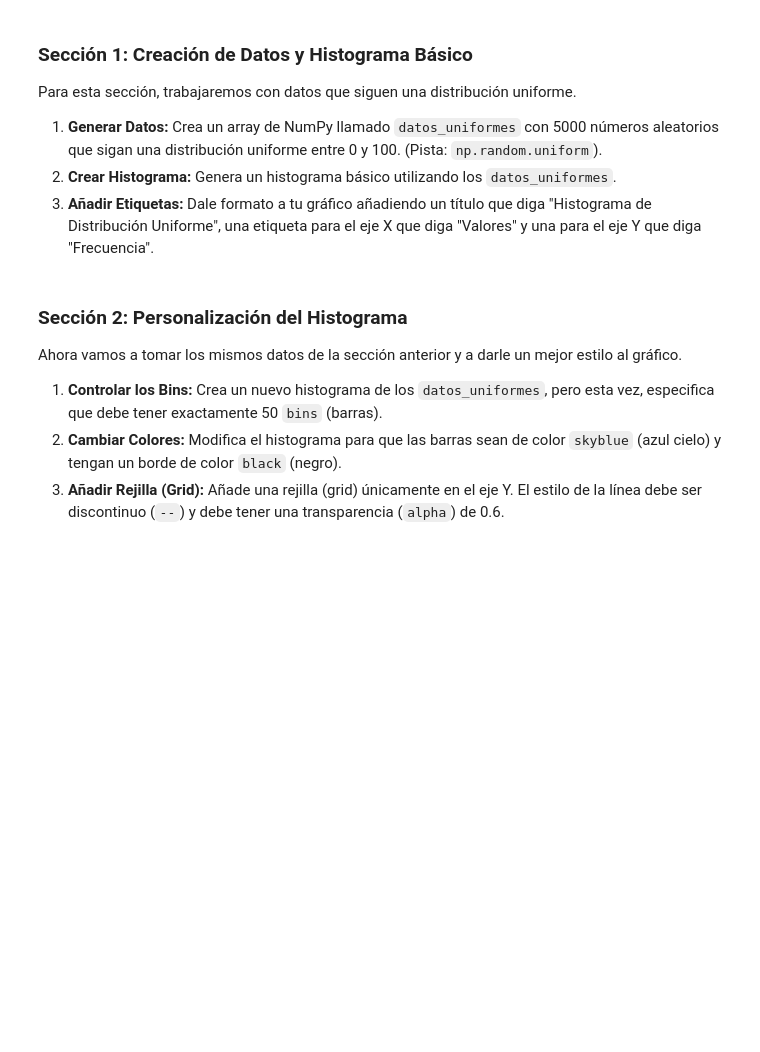
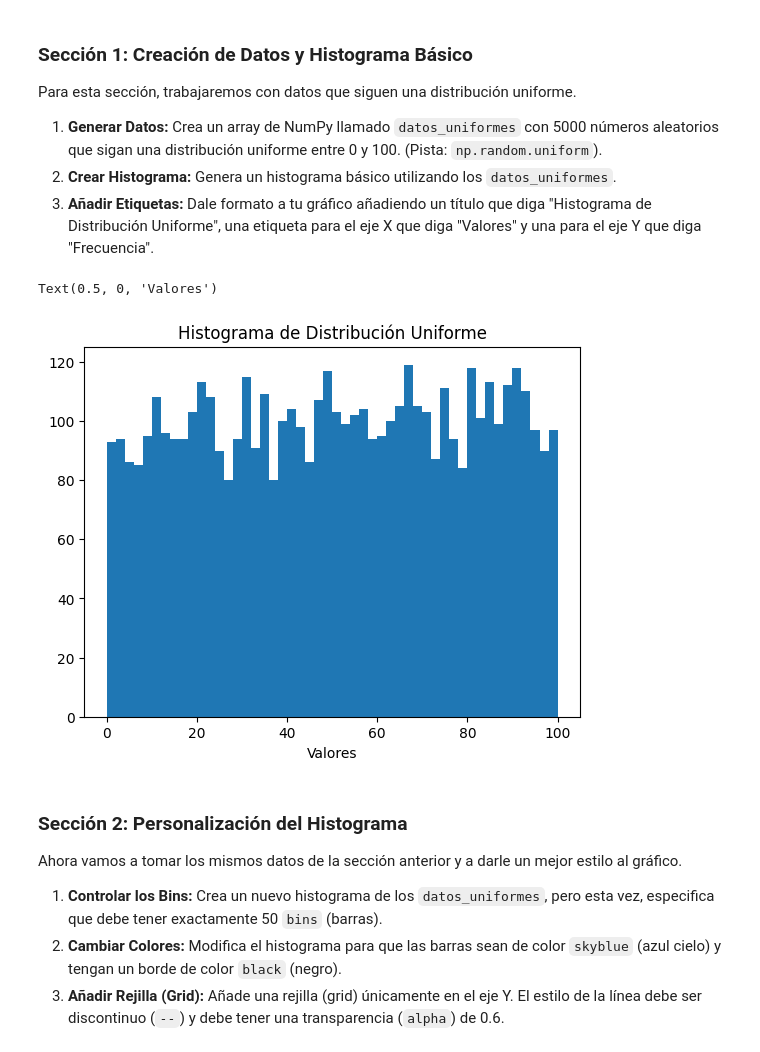
Before and after one commit to xisaach03/Practica_Numpy_1-, a Jupyter notebook: Numpy_Histogram_Exercise_Students.ipynb, the cells around one changed output. Saved outputs shown, nothing was run; the diff lists cells and outputs as text; code cells hidden in the pictures; blank space fills up the shorter version.

```diff
--- a/Numpy_Histogram_Exercise_Students.ipynb
+++ b/Numpy_Histogram_Exercise_Students.ipynb
@@ -31,8 +34,12 @@ Para esta sección, trabajaremos con datos que siguen una distribución uniforme
 # %%
-import matplotlib.pyplot as plt
-import numpy as np
+datos_uniformes = np.random.uniform(0, 100, 5000)                           # Creamos el array con 5000 números con distribución entre 0-100
 
-# Espacio para tus respuestas de la Sección 1
+plt.hist(datos_uniformes, bins=50)                                          # Generamos el histograma
+plt.title("Histograma de Distribución Uniforme")
+plt.xlabel("Valores")
+# %% [output]
+Text(0.5, 0, 'Valores')
+[figure, added]
 # %% [markdown]
 ### Sección 2: Personalización del Histograma
 
```
Also changed, not shown: parts of 4 cells of this notebook.
